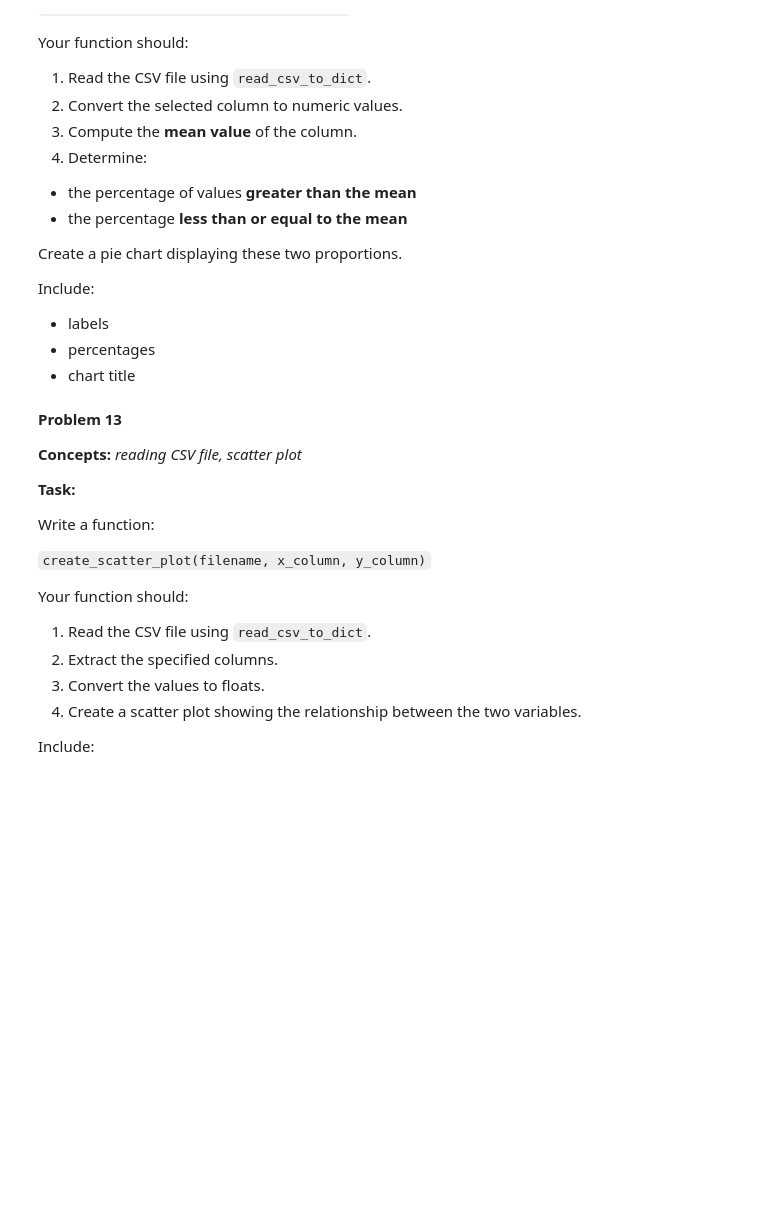
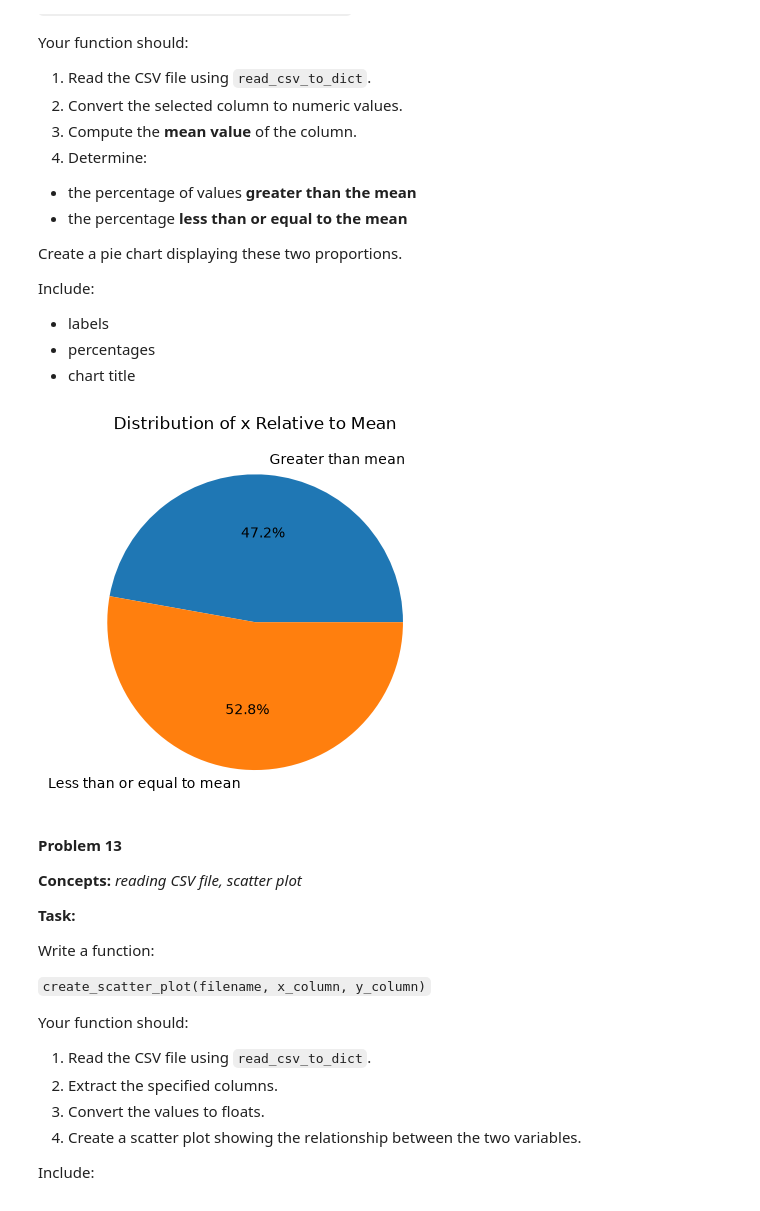
Before and after one commit to basseben/homework, a Jupyter notebook: week-09/homework.ipynb, the cells around one changed output. Saved outputs shown, nothing was run; the diff lists cells and outputs as text; code cells hidden in the pictures; blank space fills up the shorter version.

```diff
--- a/week-09/homework.ipynb
+++ b/week-09/homework.ipynb
@@ -559,3 +600,27 @@ Include:
+# %%
+#Your Solution
+def create_pie_chart(filename, column_name):
+    data = read_csv_to_dict(filename)
+
+    values = data[column_name].astype(float)
+    mean_value = np.mean(values)
+
+    above_mean = np.sum(values > mean_value)
+    at_or_below_mean = np.sum(values <= mean_value)
+
+    percentages = [
+        above_mean / len(values) * 100,
+        at_or_below_mean / len(values) * 100
+    ]
+
+    labels = ["Greater than mean", "Less than or equal to mean"]
+
+    plt.pie(percentages, labels=labels, autopct="%1.1f%%")
+    plt.title(f"Distribution of {column_name} Relative to Mean")
+    plt.show()
+create_pie_chart("p9_data.csv", "x")
+# %% [output]
+[figure, added]
 # %% [markdown]
 **Problem 13**
 
```
Also changed, not shown: parts of 7 cells of this notebook.
